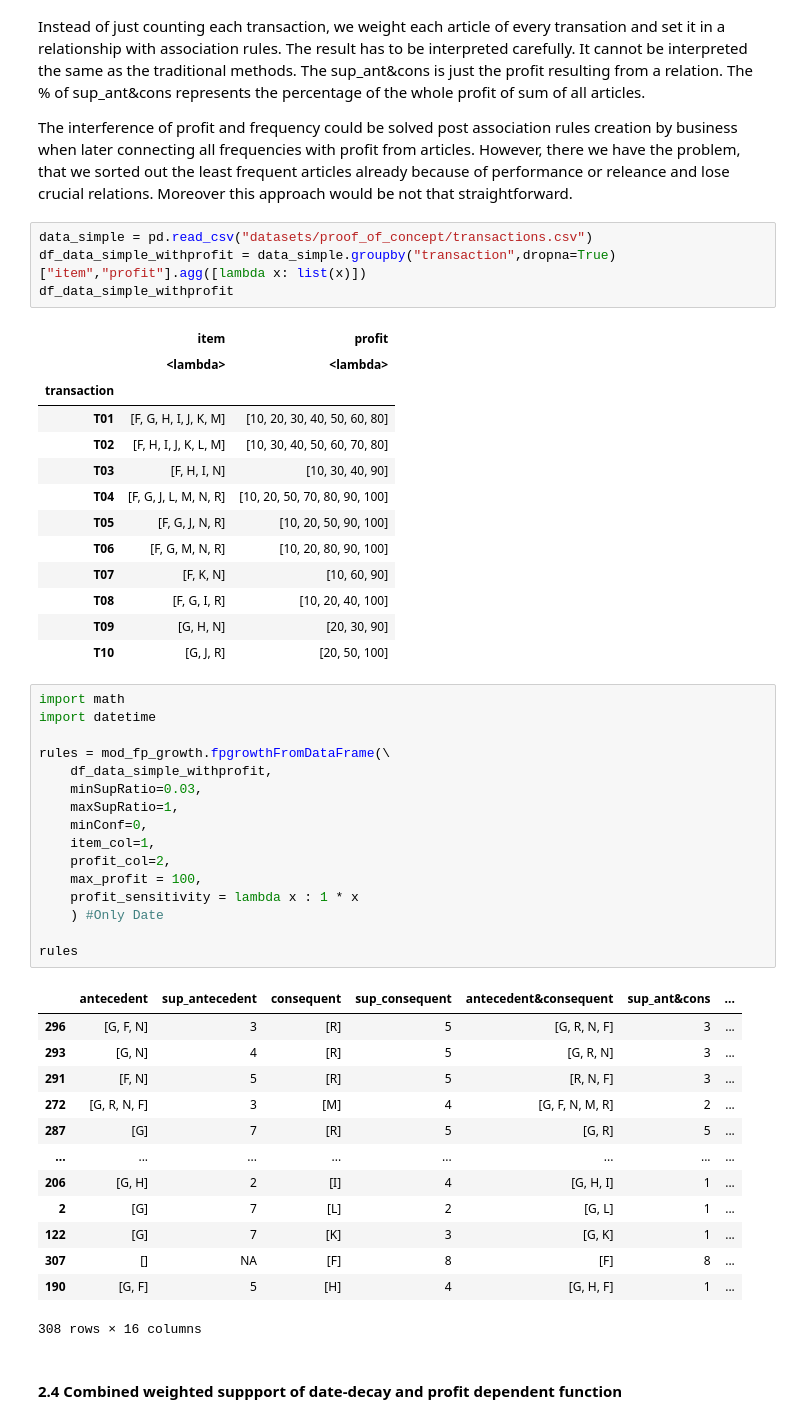
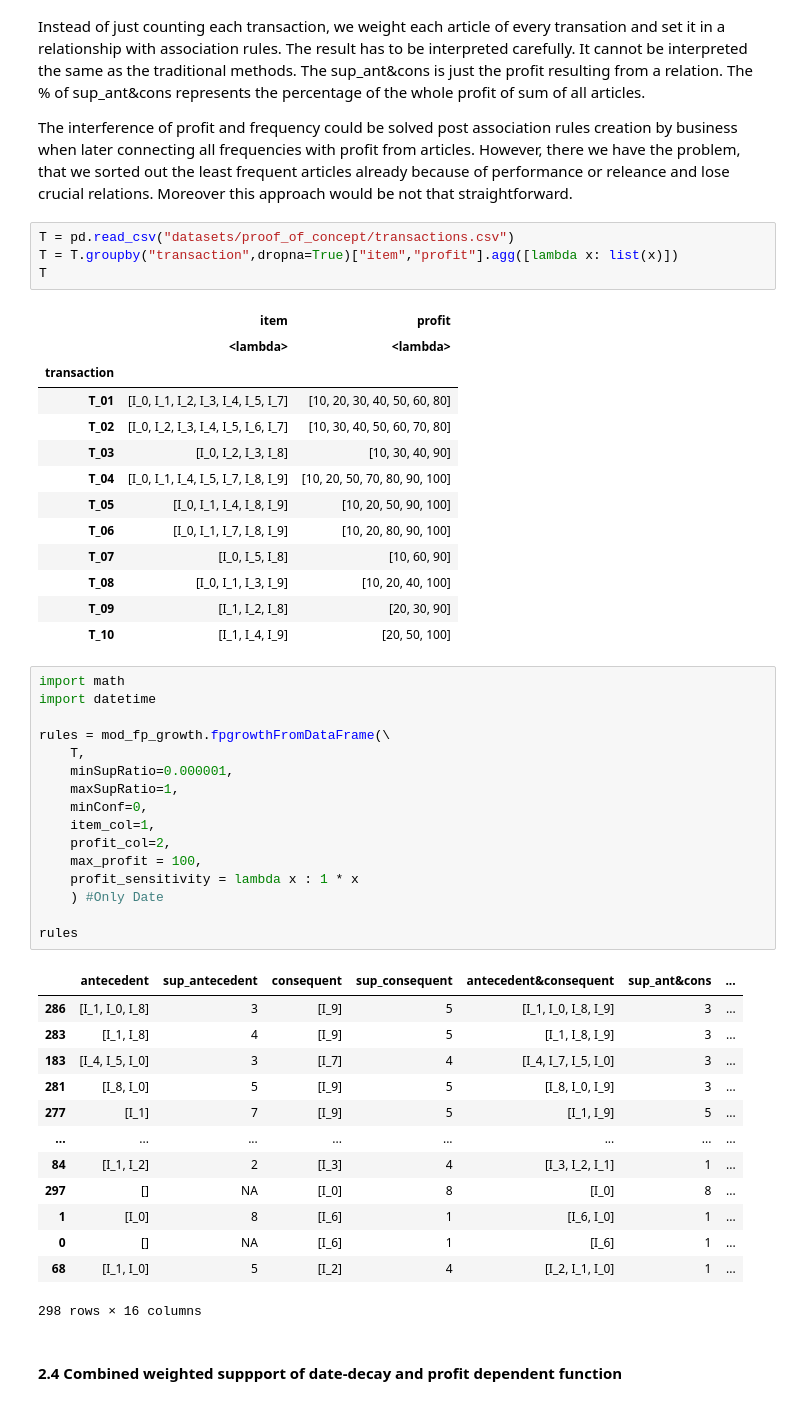
Before and after one commit to dawei7/Detecting-patterns-in-purchase-history-using-association-rule-learning-methods, a Jupyter notebook: Analysis/Detecting-patterns-in-purchase-history-using-association-rule-learning-methods.ipynb, the cells around one changed output. Cells and saved outputs as stored; diff of their text form.

```diff
--- a/Analysis/Detecting-patterns-in-purchase-history-using-association-rule-learning-methods.ipynb
+++ b/Analysis/Detecting-patterns-in-purchase-history-using-association-rule-learning-methods.ipynb
@@ -212,53 +223,53 @@ The result has to be interpreted carefully. It cannot be interpreted the same as
 
 The interference of profit and frequency could be solved post association rules creation by business when later connecting all frequencies with profit from articles. However, there we have the problem, that we sorted out the least frequent articles already because of performance or releance and lose crucial relations. Moreover this approach would be not that straightforward.
 # %%
-data_simple = pd.read_csv("datasets/proof_of_concept/transactions.csv")
-df_data_simple_withprofit = data_simple.groupby("transaction",dropna=True)["item","profit"].agg([lambda x: list(x)])
-df_data_simple_withprofit
+T = pd.read_csv("datasets/proof_of_concept/transactions.csv")
+T = T.groupby("transaction",dropna=True)["item","profit"].agg([lambda x: list(x)])
+T
 # %% [output]
 |  | item | profit |
 |  | <lambda> | <lambda> |
 | transaction |  |  |
-| T01 | [F, G, H, I, J, K, M] | [10, 20, 30, 40, 50, 60, 80] |
-| T02 | [F, H, I, J, K, L, M] | [10, 30, 40, 50, 60, 70, 80] |
-| T03 | [F, H, I, N] | [10, 30, 40, 90] |
-| T04 | [F, G, J, L, M, N, R] | [10, 20, 50, 70, 80, 90, 100] |
-| T05 | [F, G, J, N, R] | [10, 20, 50, 90, 100] |
-| T06 | [F, G, M, N, R] | [10, 20, 80, 90, 100] |
-| T07 | [F, K, N] | [10, 60, 90] |
-| T08 | [F, G, I, R] | [10, 20, 40, 100] |
-| T09 | [G, H, N] | [20, 30, 90] |
-| T10 | [G, J, R] | [20, 50, 100] |
+| T_01 | [I_0, I_1, I_2, I_3, I_4, I_5, I_7] | [10, 20, 30, 40, 50, 60, 80] |
+| T_02 | [I_0, I_2, I_3, I_4, I_5, I_6, I_7] | [10, 30, 40, 50, 60, 70, 80] |
+| T_03 | [I_0, I_2, I_3, I_8] | [10, 30, 40, 90] |
+| T_04 | [I_0, I_1, I_4, I_5, I_7, I_8, I_9] | [10, 20, 50, 70, 80, 90, 100] |
+| T_05 | [I_0, I_1, I_4, I_8, I_9] | [10, 20, 50, 90, 100] |
+| T_06 | [I_0, I_1, I_7, I_8, I_9] | [10, 20, 80, 90, 100] |
+| T_07 | [I_0, I_5, I_8] | [10, 60, 90] |
+| T_08 | [I_0, I_1, I_3, I_9] | [10, 20, 40, 100] |
+| T_09 | [I_1, I_2, I_8] | [20, 30, 90] |
+| T_10 | [I_1, I_4, I_9] | [20, 50, 100] |
 # %%
 import math
 import datetime
 
 rules = mod_fp_growth.fpgrowthFromDataFrame(\
-    df_data_simple_withprofit,
-    minSupRatio=0.03,
+    T,
+    minSupRatio=0.000001,
     maxSupRatio=1,
     minConf=0,
     item_col=1,
     profit_col=2,
     max_profit = 100,
     profit_sensitivity = lambda x : 1 * x
     ) #Only Date
 
 rules
 # %% [output]
 |  | antecedent | sup_antecedent | consequent | sup_consequent | antecedent&consequent | sup_ant&cons | ... |
-| 296 | [G, F, N] | 3 | [R] | 5 | [G, R, N, F] | 3 | ... |
-| 293 | [G, N] | 4 | [R] | 5 | [G, R, N] | 3 | ... |
-| 291 | [F, N] | 5 | [R] | 5 | [R, N, F] | 3 | ... |
-| 272 | [G, R, N, F] | 3 | [M] | 4 | [G, F, N, M, R] | 2 | ... |
-| 287 | [G] | 7 | [R] | 5 | [G, R] | 5 | ... |
+| 286 | [I_1, I_0, I_8] | 3 | [I_9] | 5 | [I_1, I_0, I_8, I_9] | 3 | ... |
+| 283 | [I_1, I_8] | 4 | [I_9] | 5 | [I_1, I_8, I_9] | 3 | ... |
+| 183 | [I_4, I_5, I_0] | 3 | [I_7] | 4 | [I_4, I_7, I_5, I_0] | 3 | ... |
+| 281 | [I_8, I_0] | 5 | [I_9] | 5 | [I_8, I_0, I_9] | 3 | ... |
+| 277 | [I_1] | 7 | [I_9] | 5 | [I_1, I_9] | 5 | ... |
 | ... | ... | ... | ... | ... | ... | ... | ... |
-| 206 | [G, H] | 2 | [I] | 4 | [G, H, I] | 1 | ... |
-| 2 | [G] | 7 | [L] | 2 | [G, L] | 1 | ... |
-| 122 | [G] | 7 | [K] | 3 | [G, K] | 1 | ... |
-| 307 | [] | NA | [F] | 8 | [F] | 8 | ... |
-| 190 | [G, F] | 5 | [H] | 4 | [G, H, F] | 1 | ... |
+| 84 | [I_1, I_2] | 2 | [I_3] | 4 | [I_3, I_2, I_1] | 1 | ... |
+| 297 | [] | NA | [I_0] | 8 | [I_0] | 8 | ... |
+| 1 | [I_0] | 8 | [I_6] | 1 | [I_6, I_0] | 1 | ... |
+| 0 | [] | NA | [I_6] | 1 | [I_6] | 1 | ... |
+| 68 | [I_1, I_0] | 5 | [I_2] | 4 | [I_2, I_1, I_0] | 1 | ... |
-308 rows × 16 columns
+298 rows × 16 columns
 # %% [markdown]
 #### 2.4 Combined weighted suppport of date-decay and profit dependent function
 # %% [markdown]
```
Also changed, not shown: parts of 8 cells of this notebook, 4 other files.
